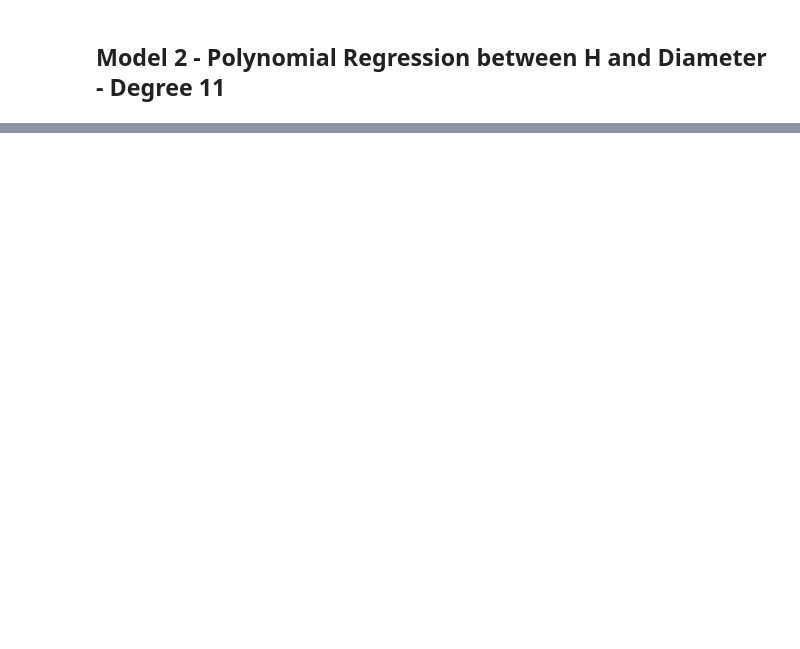
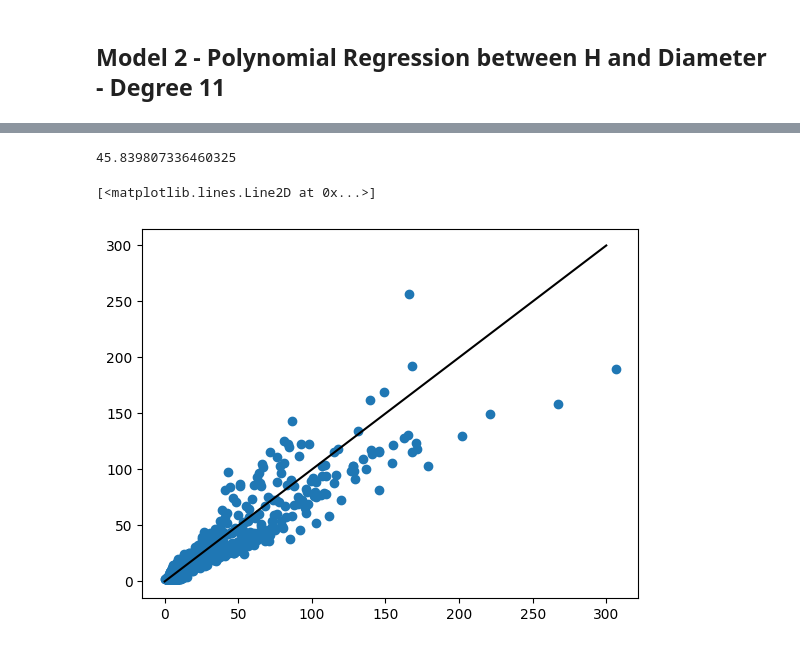
Before and after one commit to harshilxd/Asteroid-Feature-Prediction, a Jupyter notebook: source/Exploring_Asteroid_Dataset.ipynb, the cells around one changed output, grey strips where cells are left out. Saved outputs shown, nothing was run; the diff lists cells and outputs as text; code cells hidden in the pictures; blank space fills up the shorter version.

```diff
--- a/source/Exploring_Asteroid_Dataset.ipynb
+++ b/source/Exploring_Asteroid_Dataset.ipynb
@@ -327,0 +338,2 @@ Degree 11 - Training MSE: 53.83046984142603, Testing MSE: 42.940607198330106
+# %%
+classifier.compile(optimizer = 'adam', loss = 'mean_squared_error')
@@ -327,0 +374,2 @@ Degree 11 - Training MSE: 53.83046984142603, Testing MSE: 42.940607198330106
+# %%
+history = classifier.fit(train_df.astype(float).drop(columns = ['diameter', 'q']), train_df.astype(float)['diameter'], batch_size = 32, epochs = 20)
@@ -327,0 +394,3 @@ Degree 11 - Training MSE: 53.83046984142603, Testing MSE: 42.940607198330106
+# %%
+yhat_test = classifier.predict(test_df.drop(columns = ['diameter', 'q']))
+yhat_test
@@ -327,0 +406,3 @@ Degree 11 - Training MSE: 53.83046984142603, Testing MSE: 42.940607198330106
+# %%
+y_test = test_df['diameter'].astype(float)
+y_test
@@ -327,0 +422,13 @@ Degree 11 - Training MSE: 53.83046984142603, Testing MSE: 42.940607198330106
+# %%
+mse = mean_squared_error(y_test, yhat_test)
+mse
+# %% [output]
+45.839807336460325
+# %%
+#Graph for y_test and yhat_test with labels
+plt.scatter(y_test, yhat_test)
+#draw a line at 45 deg angle
+plt.plot([0, 300], [0, 300], color = 'black')
+# %% [output]
+[<matplotlib.lines.Line2D at 0x...>]
+[figure, added]
```
Also changed, not shown: parts of 12 cells of this notebook.
